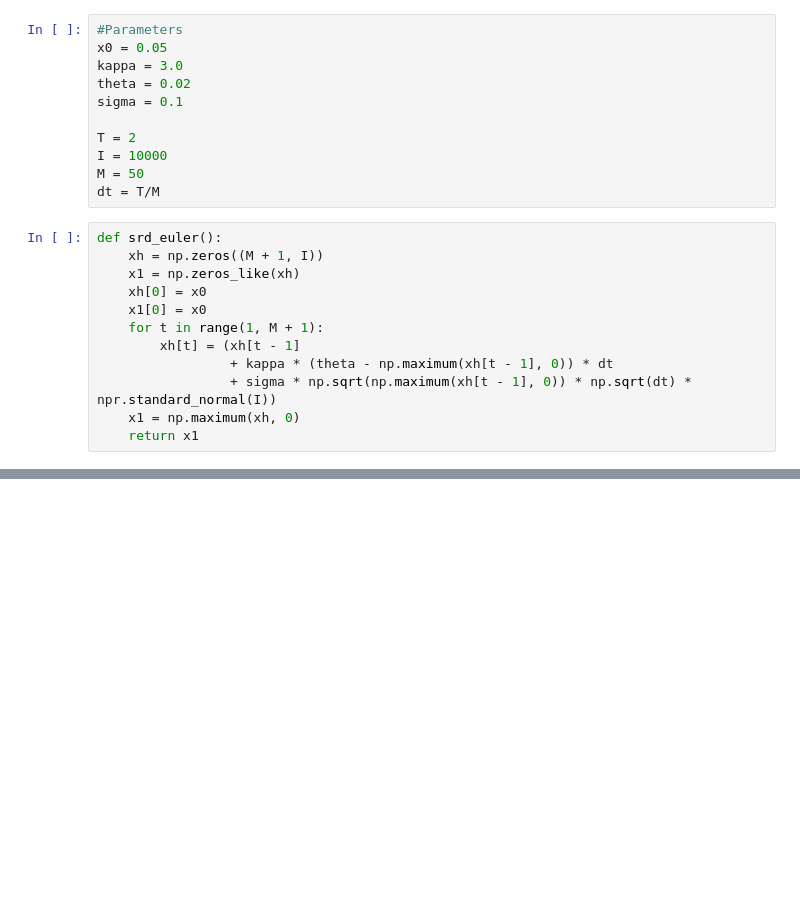
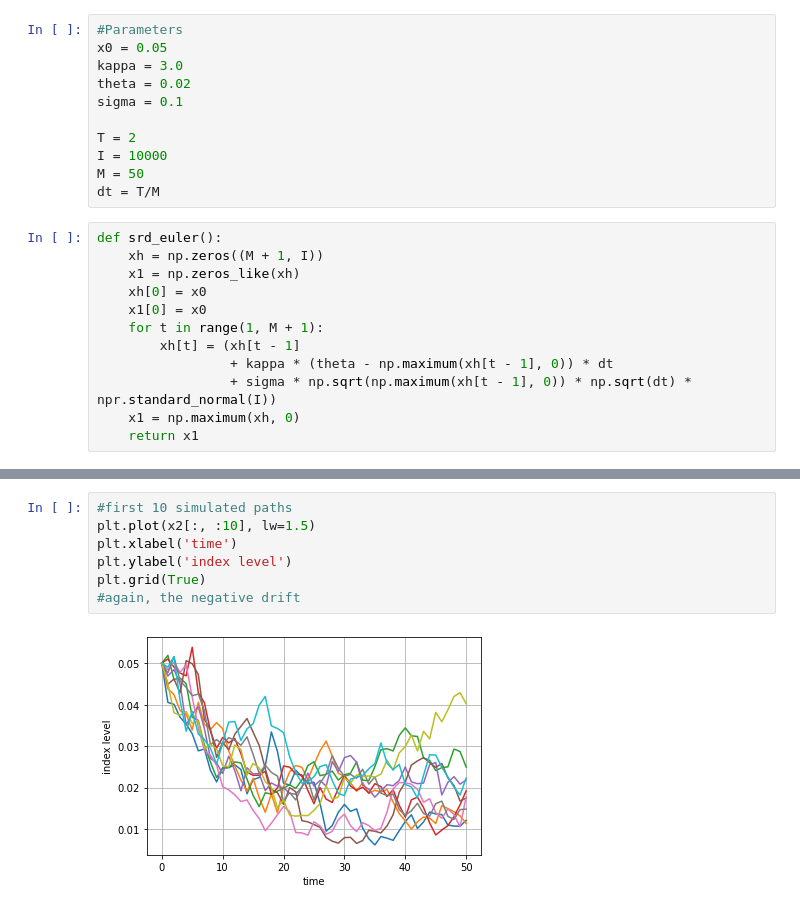
Before and after one commit to skoh88/Stochastics, a Jupyter notebook: Stochastics.ipynb, the cells around one changed output, grey strips where cells are left out. Drawn from its saved outputs; the diff is of its cells as text; blank space fills up the shorter version.

```diff
--- a/Stochastics.ipynb
+++ b/Stochastics.ipynb
@@ -67,0 +95,9 @@ plt.grid(True)
+# %%
+#first 10 simulated paths
+plt.plot(x2[:, :10], lw=1.5)
+plt.xlabel('time')
+plt.ylabel('index level')
+plt.grid(True)
+#again, the negative drift
+# %% [output]
+[figure, added]
```
Also changed, not shown: parts of 10 cells of this notebook.
